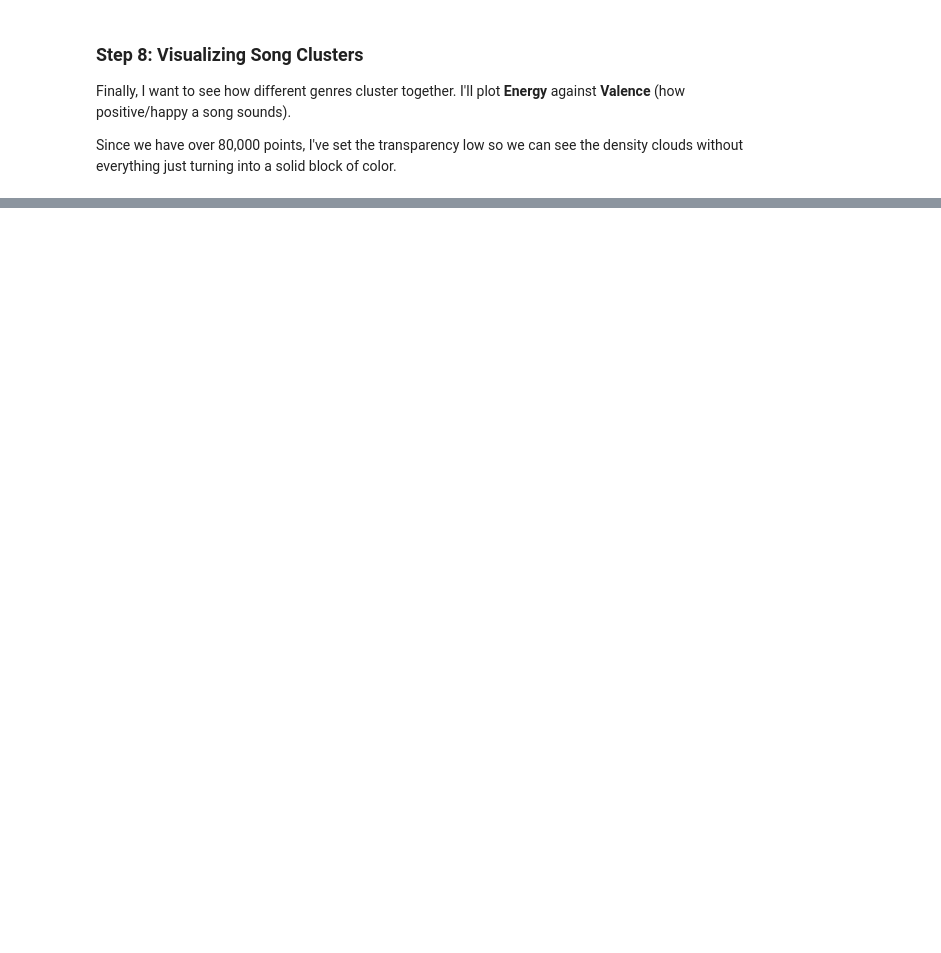
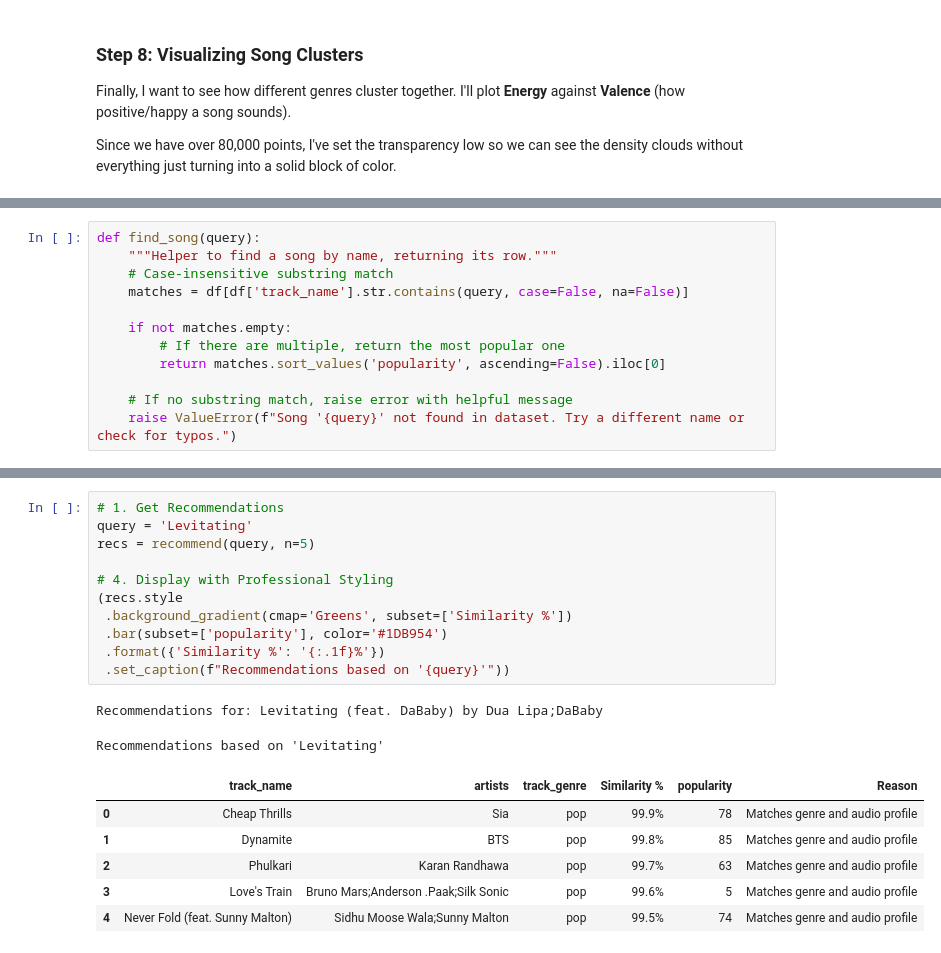
Before and after one commit to GoldleoM/Frenzi-Song-Recommending-System, a Jupyter notebook: song_recommender.ipynb, the cells around one changed output, grey strips where cells are left out. Drawn from its saved outputs; the diff is of its cells as text; blank space fills up the shorter version.

```diff
--- a/song_recommender.ipynb
+++ b/song_recommender.ipynb
@@ -156,0 +189,12 @@ plt.show()
+# %%
+def find_song(query):
+    """Helper to find a song by name, returning its row."""
+    # Case-insensitive substring match
+    matches = df[df['track_name'].str.contains(query, case=False, na=False)]
+
+    if not matches.empty:
+        # If there are multiple, return the most popular one
+        return matches.sort_values('popularity', ascending=False).iloc[0]
+
+    # If no substring match, raise error with helpful message
+    raise ValueError(f"Song '{query}' not found in dataset. Try a different name or check for typos.")
@@ -156,0 +283,20 @@ plt.show()
+# %%
+# 1. Get Recommendations
+query = 'Levitating'
+recs = recommend(query, n=5)
+
+# 4. Display with Professional Styling
+(recs.style
+ .background_gradient(cmap='Greens', subset=['Similarity %'])
+ .bar(subset=['popularity'], color='#1DB954')
+ .format({'Similarity %': '{:.1f}%'})
+ .set_caption(f"Recommendations based on '{query}'"))
+# %% [output]
+Recommendations for: Levitating (feat. DaBaby) by Dua Lipa;DaBaby
+Recommendations based on 'Levitating'
+|  | track_name | artists | track_genre | Similarity % | popularity | Reason |
+| 0 | Cheap Thrills | Sia | pop | 99.9% | 78 | Matches genre and audio profile |
+| 1 | Dynamite | BTS | pop | 99.8% | 85 | Matches genre and audio profile |
+| 2 | Phulkari | Karan Randhawa | pop | 99.7% | 63 | Matches genre and audio profile |
+| 3 | Love's Train | Bruno Mars;Anderson .Paak;Silk Sonic | pop | 99.6% | 5 | Matches genre and audio profile |
+| 4 | Never Fold (feat. Sunny Malton) | Sidhu Moose Wala;Sunny Malton | pop | 99.5% | 74 | Matches genre and audio profile |
```
Also changed, not shown: parts of 13 cells of this notebook, 31 other files.
